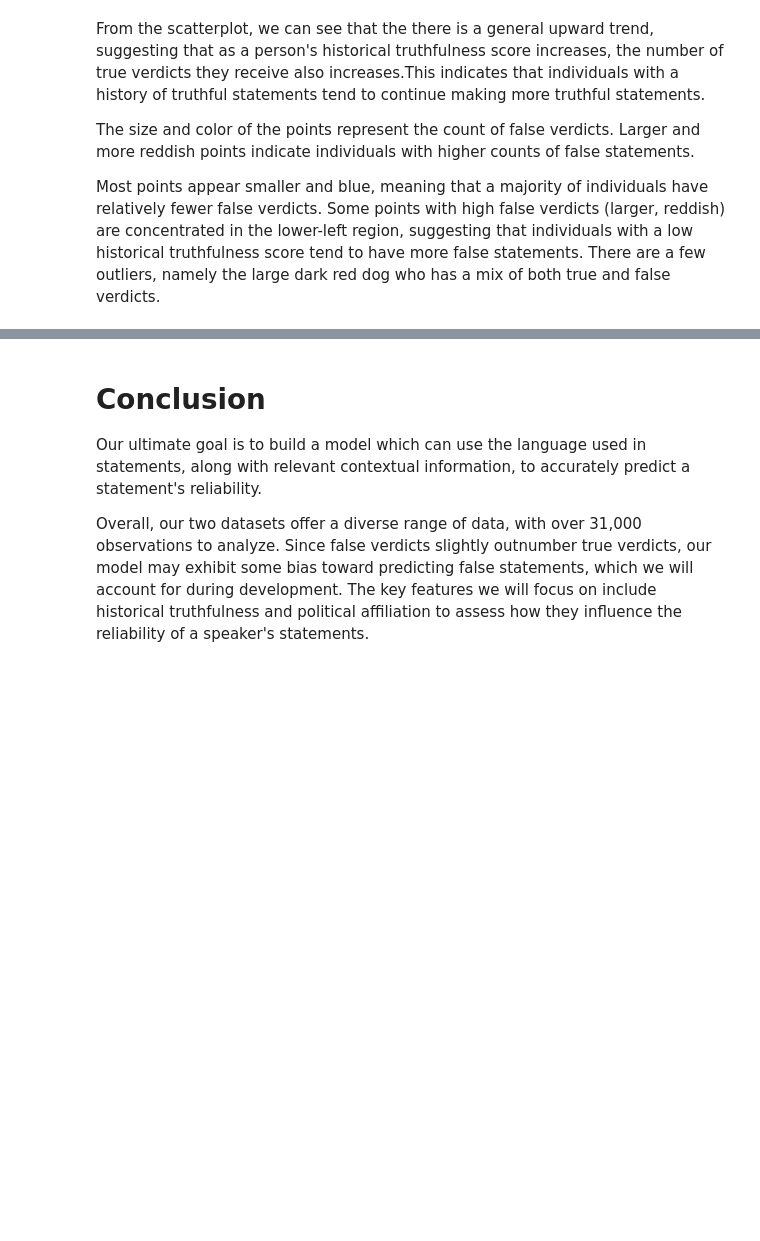
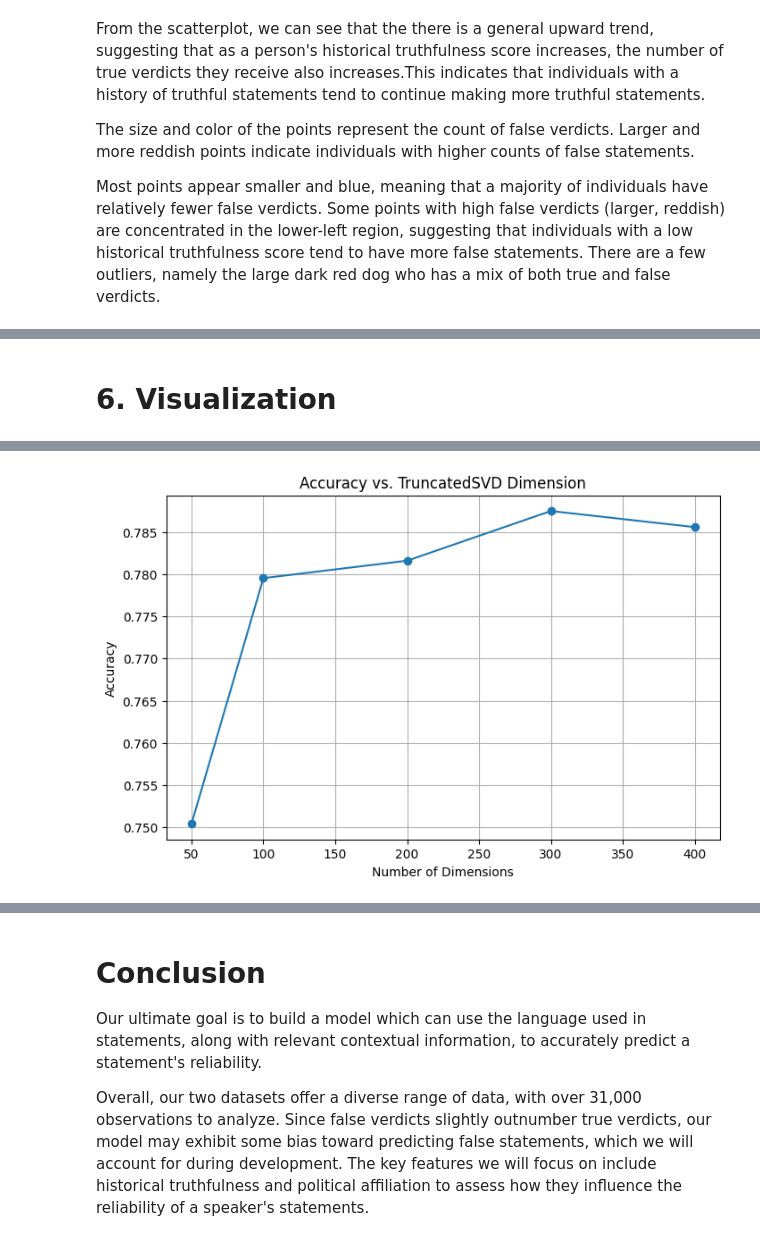
Before and after one commit to namanNagelia/cmsc320_finalProject, a Jupyter notebook: project.ipynb, the cells around one changed output, grey strips where cells are left out. Saved outputs shown, nothing was run; the diff lists cells and outputs as text; code cells hidden in the pictures; blank space fills up the shorter version.

Commit message:
model improvements, markup

```diff
--- a/project.ipynb
+++ b/project.ipynb
@@ -704,6 +710,7 @@ from scipy.sparse import hstack, csr_matrix
 from sklearn.preprocessing import OneHotEncoder, MultiLabelBinarizer, StandardScaler
 from sklearn.feature_extraction.text import TfidfVectorizer
 from sklearn.metrics import classification_report, accuracy_score
+from sklearn.decomposition import TruncatedSVD
 
 count_columns = ['barely_true_counts', 'false_counts',
                  'half_true_counts', 'mostly_true_counts', 'pants_fire_counts']
@@ -716,6 +723,9 @@ statements_main['subject'] = statements_main['subject'].apply(
 tfidf = TfidfVectorizer(max_features=5000, stop_words='english')
 X_text = tfidf.fit_transform(statements_main['statement'])
 
+# To enhance performance, reduce dimension of text
+svd = TruncatedSVD(n_components=300, random_state=42)
+X_text_reduced = svd.fit_transform(X_text)
 speaker_encoder = OneHotEncoder(sparse_output=False, handle_unknown='ignore')
 X_speaker = speaker_encoder.fit_transform(statements_main[['speaker']])
 
@@ -733,7 +743,7 @@ X_party_sparse = csr_matrix(X_party)
 X_subject_sparse = csr_matrix(X_subject)
 X_counts_sparse = csr_matrix(X_counts_scaled)
 
-X = hstack([X_text, X_speaker_sparse, X_party_sparse,
+X = hstack([X_text_reduced, X_speaker_sparse, X_party_sparse,
            X_subject_sparse, X_counts_sparse])
 
 def group_labels(x):
@@ -771,6 +781,8 @@ lgb_model = lgb.LGBMClassifier(
 
 lgb_model.fit(X_train, y_train)
 y_pred_lgb = lgb_model.predict(X_test)
+
+
 print("LightGBM Results (Grouped Classes):")
 print(f"Accuracy: {accuracy_score(y_test, y_pred_lgb):.4f}")
 print(classification_report(y_test, y_pred_lgb,
@@ -810,0 +821,53 @@ weighted avg       0.68      0.68      0.68      6278
+# %% [markdown]
+# 6. Visualization #
+# %%
+import matplotlib.pyplot as plt
+from sklearn.decomposition import TruncatedSVD
+from sklearn.metrics import accuracy_score
+import lightgbm as lgb
+
+dimensions = [50, 100, 200, 300, 400]
+accuracies = []
+
+for dim in dimensions:
+    # Dimensionality reduction
+    svd = TruncatedSVD(n_components=dim, random_state=42)
+    X_text_reduced = svd.fit_transform(X_text)
+
+    # Combine all features
+    X_full = hstack([X_text_reduced, X_speaker_sparse, X_party_sparse,
+                     X_subject_sparse, X_counts_sparse])
+
+    # Train/test split
+    X_train, X_test, y_train, y_test = train_test_split(
+        X_full, y, test_size=0.2, random_state=42, stratify=y
+    )
+
+    # Train LightGBM
+    lgb_model = lgb.LGBMClassifier(
+        objective='multiclass',
+        num_class=3,
+        boosting_type='gbdt',
+        num_leaves=127,
+        max_depth=8,
+        learning_rate=0.03,
+        n_estimators=500,
+        subsample=0.8,
+        colsample_bytree=0.8,
+        class_weight='balanced',
+        random_state=42
+    )
+    lgb_model.fit(X_train, y_train)
+    y_pred = lgb_model.predict(X_test)
+    acc = accuracy_score(y_test, y_pred)
+    accuracies.append(acc)
+
+# Plotting
+plt.figure(figsize=(8, 5))
+plt.plot(dimensions, accuracies, marker='o')
+plt.title('Accuracy vs. TruncatedSVD Dimension')
+plt.xlabel('Number of Dimensions')
+plt.ylabel('Accuracy')
+plt.grid(True)
+plt.show()
+# %% [output]
@@ -810,0 +959 @@ weighted avg       0.68      0.68      0.68      6278
+[figure, added]
```
Also changed, not shown: parts of 20 cells of this notebook.
